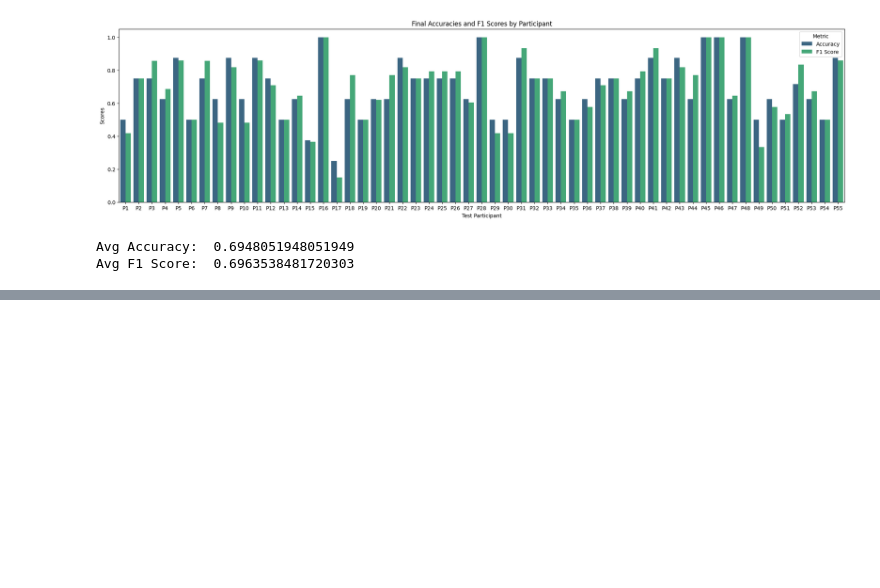
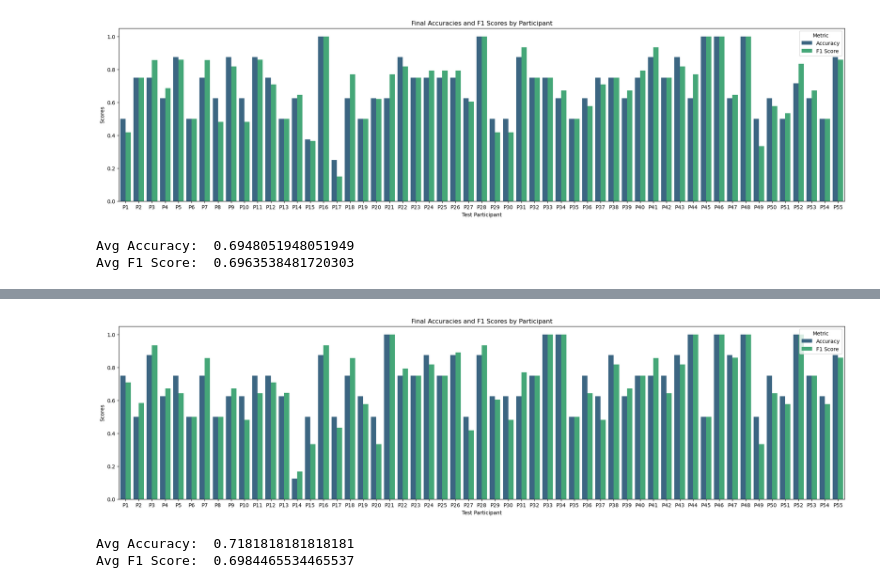
Before and after one commit to andreasnaoum/adapting-robot-explanation-for-failures, a Jupyter notebook: predicting.ipynb, the cells around one changed output, grey strips where cells are left out. Drawn from its saved outputs; the diff is of its cells as text; code cells hidden in the pictures; blank space fills up the shorter version.

```diff
--- a/predicting.ipynb
+++ b/predicting.ipynb
@@ -259,0 +290,30 @@ Avg F1 Score:  0.6963538481720303
+# %%
+reps = len(test_participants_all_codes)
+final_accuracies = []
+final_f1s = []
+for i in range(1, reps+1):
+    X_train, X_test, Y_train, Y_test = split_dataset(dataset, features, label, i)
+    trained_model = train_knn(
+        features=features,
+        label=label,
+        k=3,
+        preprocessor=preprocessor,
+        train_x=X_train,
+        train_y=Y_train,
+    )
+
+    predictions = predict(features, trained_model, X_test)
+    accuracy, f1 = evaluate_full(label, predictions, Y_test)
+    final_accuracies.append(accuracy)
+    final_f1s.append(f1)
+
+avg_accuracy = sum(final_accuracies) / reps
+avg_f1 = sum(final_f1s) / reps
+
+show_results(final_accuracies, final_f1s)
+print(f"Avg Accuracy: ", avg_accuracy)
+print(f"Avg F1 Score: ", avg_f1)
+# %% [output]
+[figure, added]
+Avg Accuracy:  0.7181818181818181
+Avg F1 Score:  0.6984465534465537
```
Also changed, not shown: parts of 2 cells of this notebook, 1 other file.
